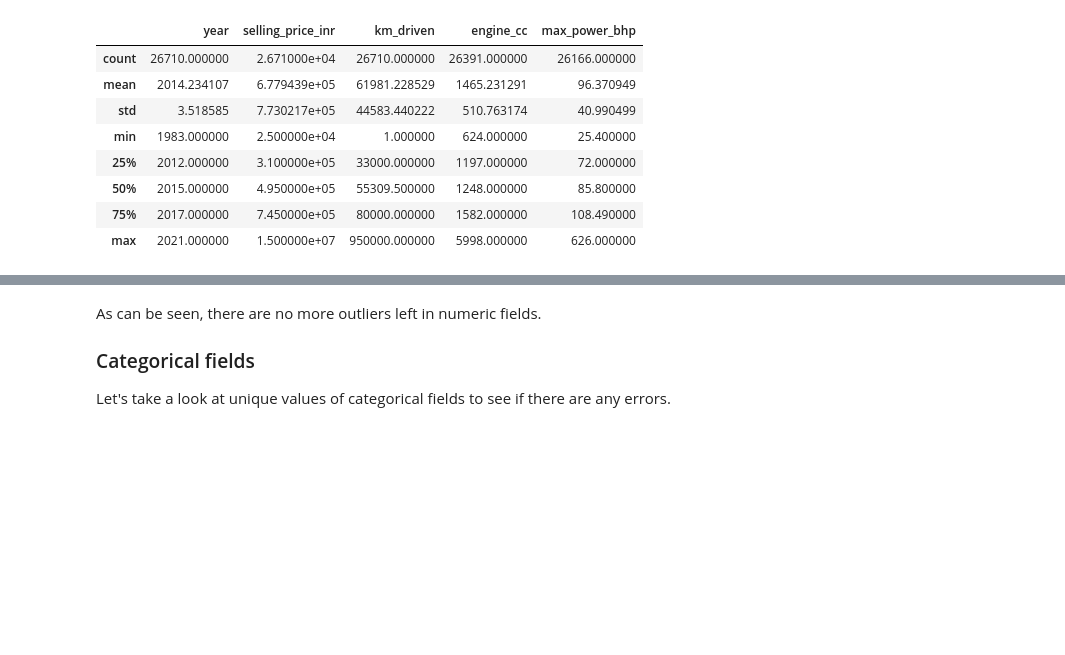
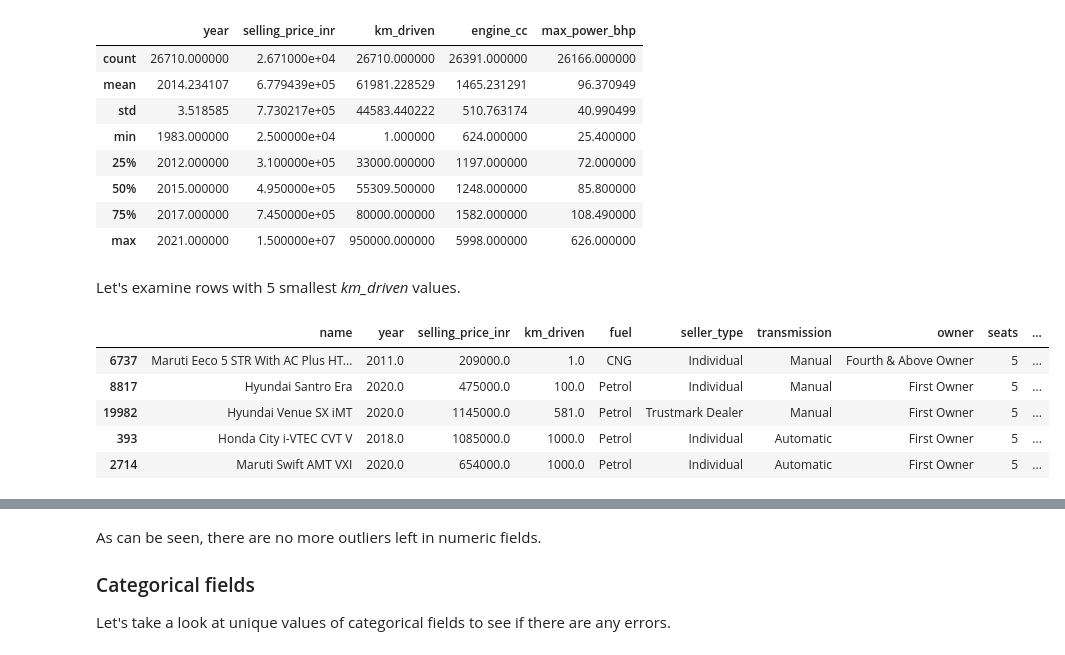
Before and after one commit to ZaikaBohdan/ds_car_price_proj, a Jupyter notebook: car_price_pred.ipynb, the cells around one changed output, grey strips where cells are left out. Saved outputs shown, nothing was run; the diff lists cells and outputs as text; code cells hidden in the pictures; blank space fills up the shorter version.

```diff
--- a/car_price_pred.ipynb
+++ b/car_price_pred.ipynb
@@ -1198,3 +1198,14 @@ raw_data.describe()
 | 50% | 2015.000000 | 4.950000e+05 | 55309.500000 | 1248.000000 | 85.800000 |
 | 75% | 2017.000000 | 7.450000e+05 | 80000.000000 | 1582.000000 | 108.490000 |
 | max | 2021.000000 | 1.500000e+07 | 950000.000000 | 5998.000000 | 626.000000 |
+# %% [markdown]
+Let's examine rows with 5 smallest *km_driven* values.
+# %%
+raw_data.nsmallest(5, 'km_driven')
+# %% [output]
+|  | name | year | selling_price_inr | km_driven | fuel | seller_type | transmission | owner | seats | ... |
+| 6737 | Maruti Eeco 5 STR With AC Plus HT... | 2011.0 | 209000.0 | 1.0 | CNG | Individual | Manual | Fourth & Above Owner | 5 | ... |
+| 8817 | Hyundai Santro Era | 2020.0 | 475000.0 | 100.0 | Petrol | Individual | Manual | First Owner | 5 | ... |
+| 19982 | Hyundai Venue SX iMT | 2020.0 | 1145000.0 | 581.0 | Petrol | Trustmark Dealer | Manual | First Owner | 5 | ... |
+| 393 | Honda City i-VTEC CVT V | 2018.0 | 1085000.0 | 1000.0 | Petrol | Individual | Automatic | First Owner | 5 | ... |
+| 2714 | Maruti Swift AMT VXI | 2020.0 | 654000.0 | 1000.0 | Petrol | Individual | Automatic | First Owner | 5 | ... |
```
Also changed, not shown: parts of 19 cells of this notebook.
